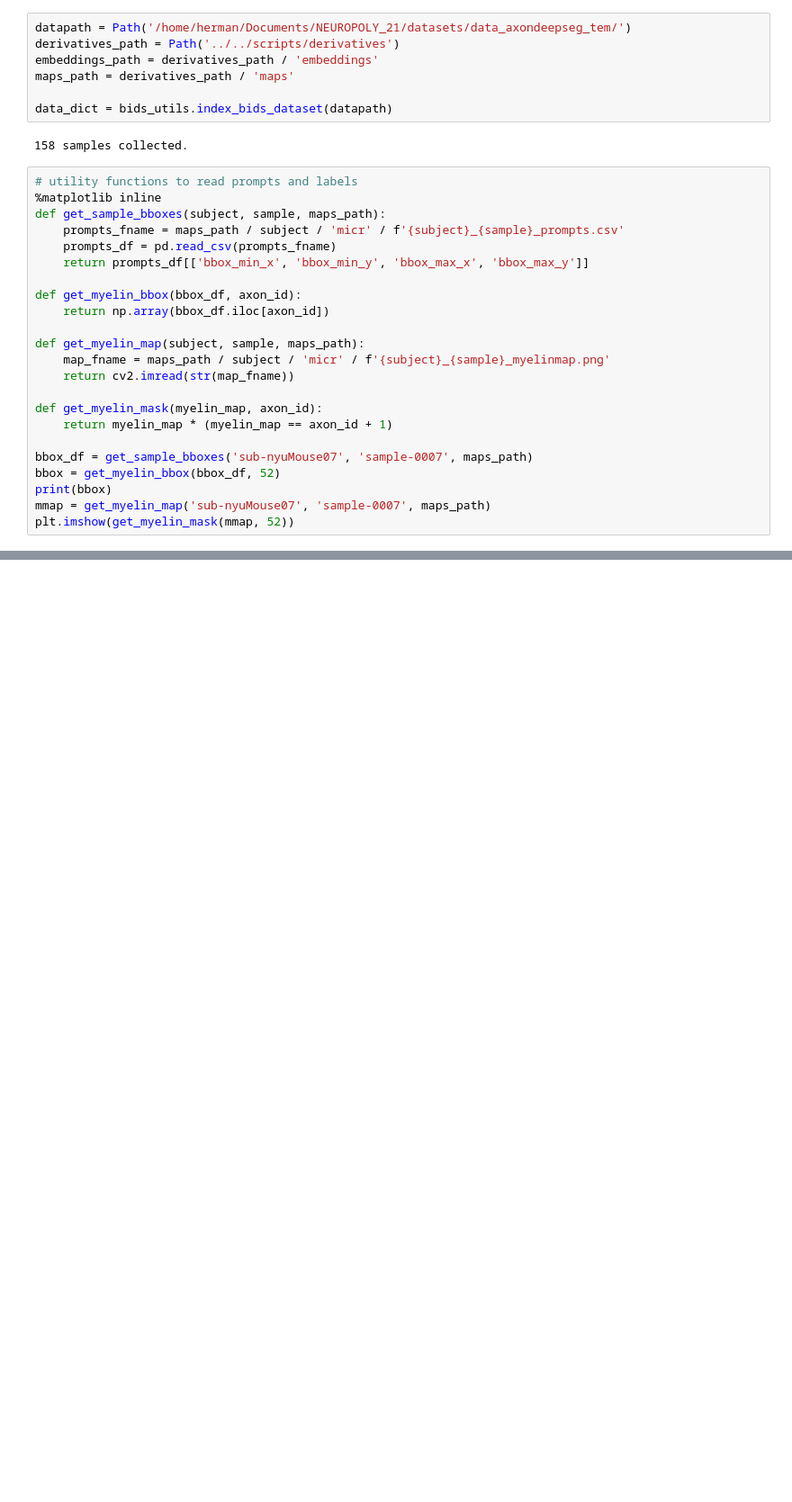
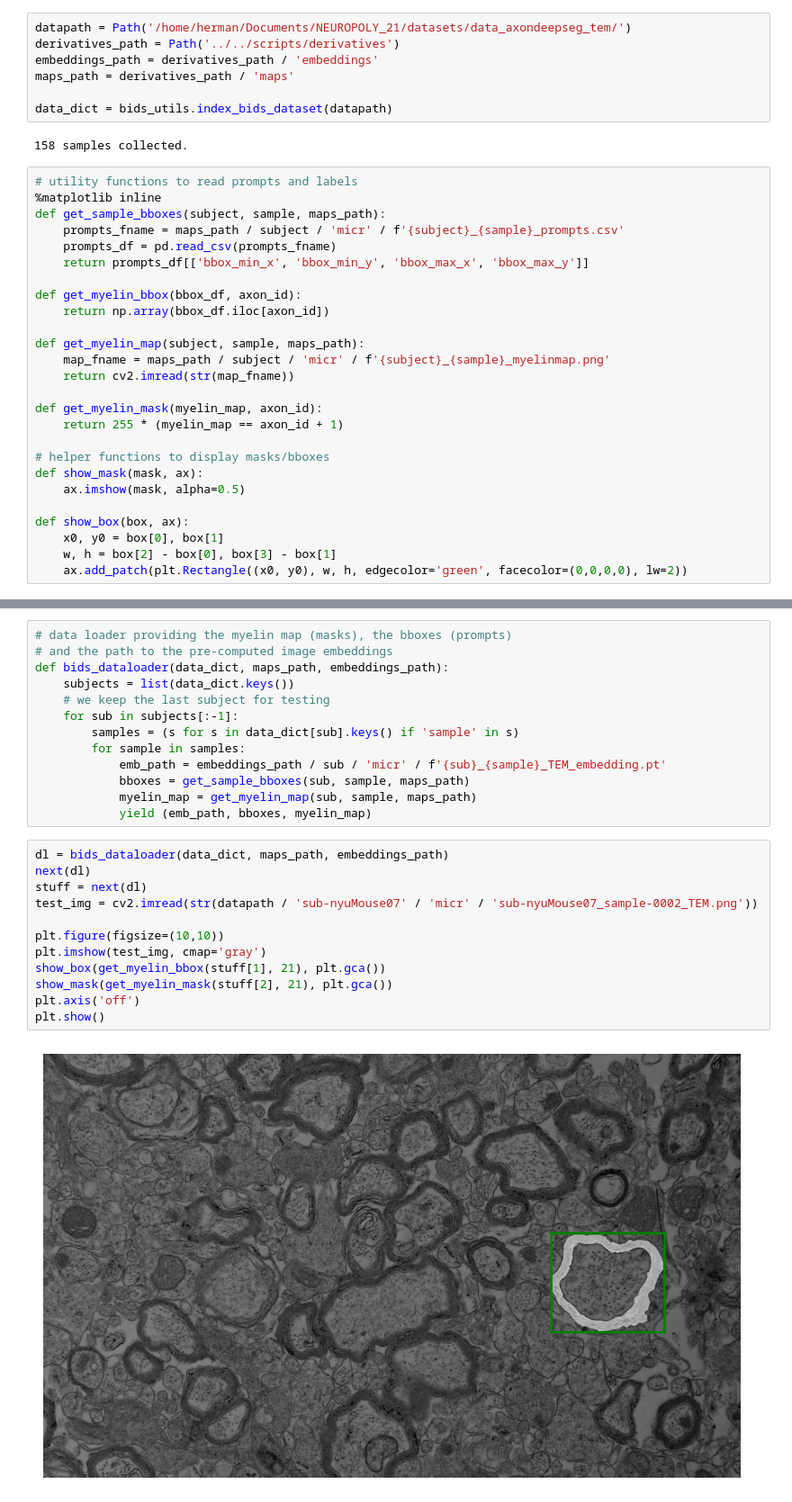
Before and after one commit to brainhack-school2023/collin_project, a Jupyter notebook: notebook/training/training.ipynb, the cells around one changed output, grey strips where cells are left out. Shown at 90% size. Cells and saved outputs as stored; diff of their text form; blank space fills up the shorter version.

```diff
--- a/notebook/training/training.ipynb
+++ b/notebook/training/training.ipynb
@@ -36,10 +38,13 @@ def get_myelin_map(subject, sample, maps_path):
     return cv2.imread(str(map_fname))
 
 def get_myelin_mask(myelin_map, axon_id):
-    return myelin_map * (myelin_map == axon_id + 1)
+    return 255 * (myelin_map == axon_id + 1)
 
-bbox_df = get_sample_bboxes('sub-nyuMouse07', 'sample-0007', maps_path)
-bbox = get_myelin_bbox(bbox_df, 52)
-print(bbox)
-mmap = get_myelin_map('sub-nyuMouse07', 'sample-0007', maps_path)
-plt.imshow(get_myelin_mask(mmap, 52))
+# helper functions to display masks/bboxes
+def show_mask(mask, ax):
+    ax.imshow(mask, alpha=0.5)
+
+def show_box(box, ax):
+    x0, y0 = box[0], box[1]
+    w, h = box[2] - box[0], box[3] - box[1]
+    ax.add_patch(plt.Rectangle((x0, y0), w, h, edgecolor='green', facecolor=(0,0,0,0), lw=2))
@@ -50,3 +51,30 @@ plt.imshow(get_myelin_mask(mmap, 52))
+# %%
+# data loader providing the myelin map (masks), the bboxes (prompts)
+# and the path to the pre-computed image embeddings
+def bids_dataloader(data_dict, maps_path, embeddings_path):
+    subjects = list(data_dict.keys())
+    # we keep the last subject for testing
+    for sub in subjects[:-1]:
+        samples = (s for s in data_dict[sub].keys() if 'sample' in s)
+        for sample in samples:
+            emb_path = embeddings_path / sub / 'micr' / f'{sub}_{sample}_TEM_embedding.pt'
+            bboxes = get_sample_bboxes(sub, sample, maps_path)
+            myelin_map = get_myelin_map(sub, sample, maps_path)
+            yield (emb_path, bboxes, myelin_map)
+# %%
+dl = bids_dataloader(data_dict, maps_path, embeddings_path)
+next(dl)
+stuff = next(dl)
+test_img = cv2.imread(str(datapath / 'sub-nyuMouse07' / 'micr' / 'sub-nyuMouse07_sample-0002_TEM.png'))
+
+plt.figure(figsize=(10,10))
+plt.imshow(test_img, cmap='gray')
+show_box(get_myelin_bbox(stuff[1], 21), plt.gca())
+show_mask(get_myelin_mask(stuff[2], 21), plt.gca())
+plt.axis('off')
+plt.show()
+# %% [output]
+[figure, added]
 # %%
 model_type = 'vit_b'
 checkpoint = '../../scripts/sam_vit_b_01ec64.pth'
```
Also changed, not shown: parts of 5 cells of this notebook.
